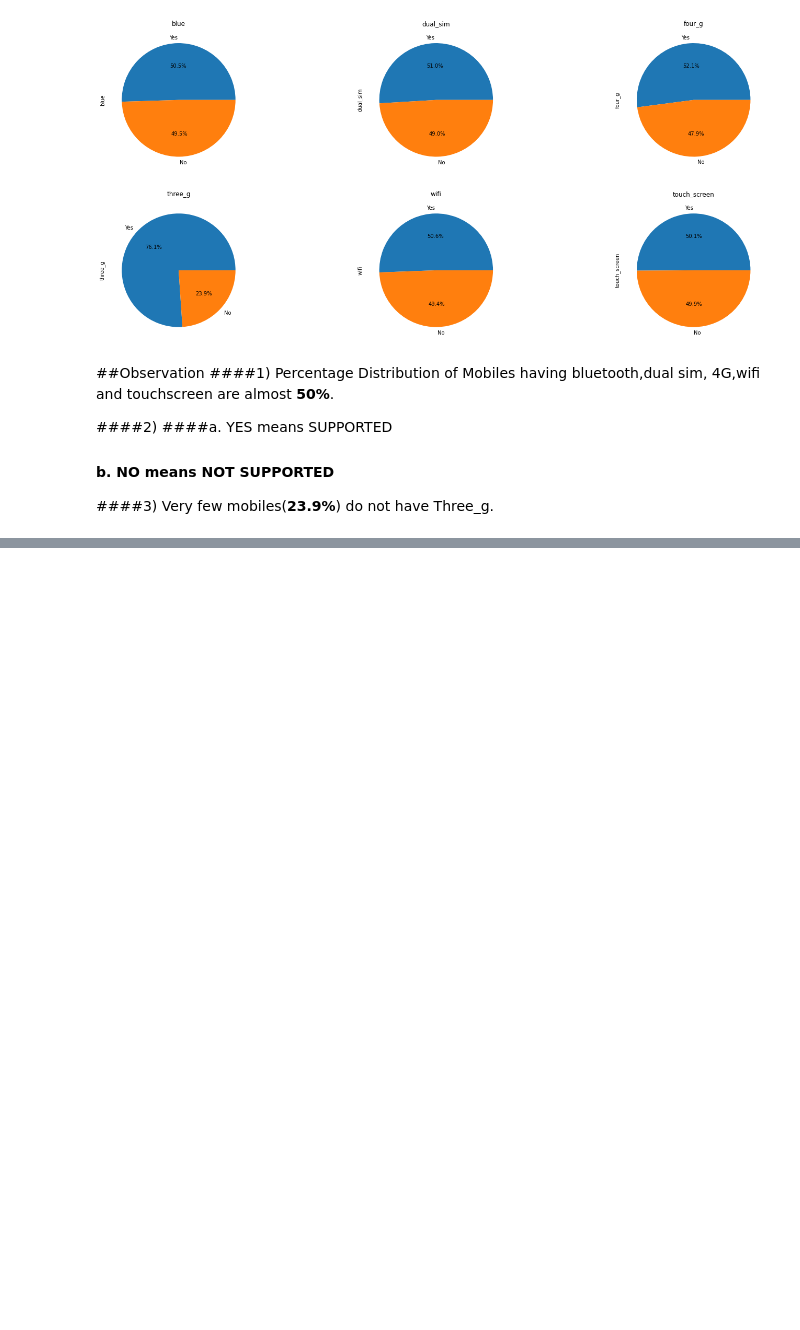
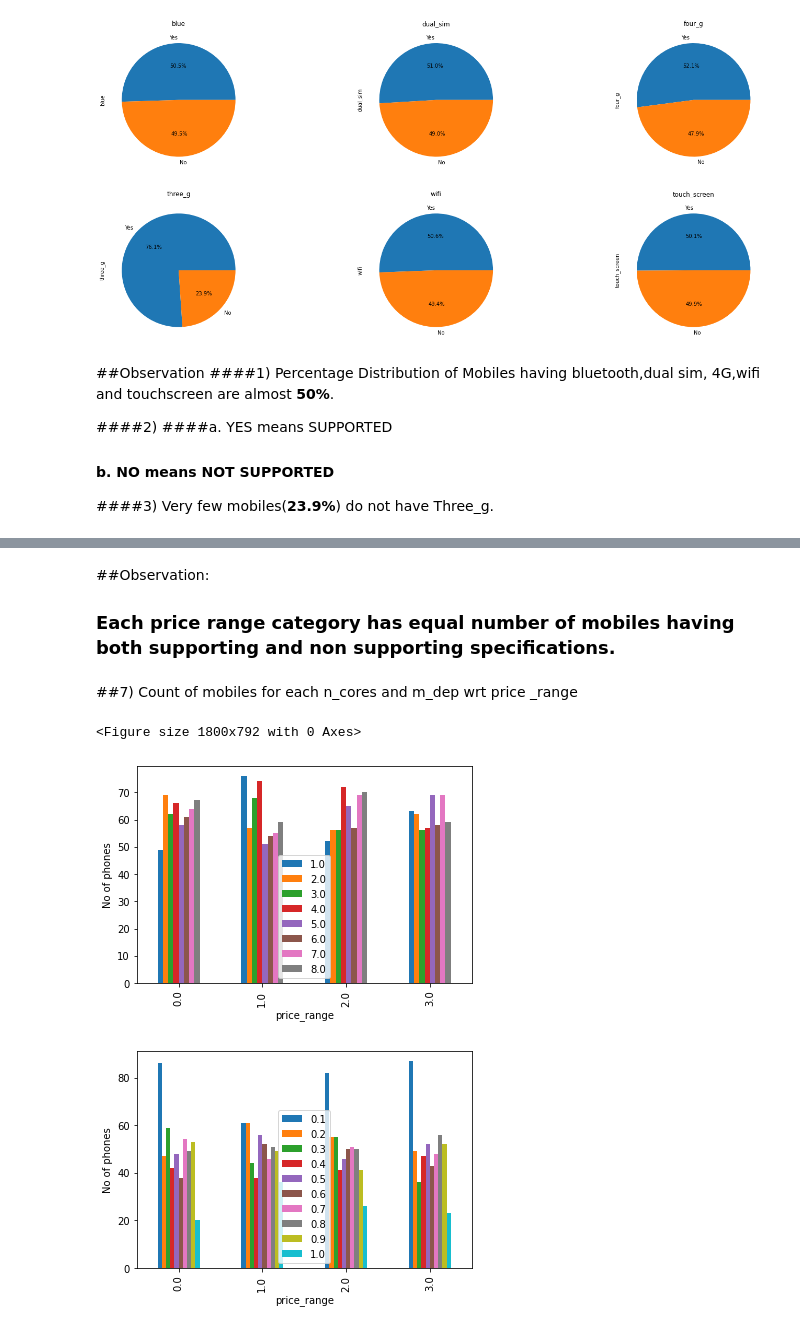
Before and after one commit to navinsambari123/Mobile-price-range-prediction, a Jupyter notebook: Github_Mobile_price_range_prediction.ipynb, the cells around one changed output, grey strips where cells are left out. Drawn from its saved outputs; the diff is of its cells as text; code cells hidden in the pictures; blank space fills up the shorter version.

```diff
--- a/Github_Mobile_price_range_prediction.ipynb
+++ b/Github_Mobile_price_range_prediction.ipynb
@@ -368,0 +416,19 @@ for i in columnss:
+# %% [markdown]
+##Observation:
+### Each price range category has equal number of mobiles having both supporting and non supporting specifications.
+# %% [markdown]
+##7) Count of mobiles for each n_cores and m_dep wrt price _range
+# %%
+
+c=["n_cores","m_dep"]
+plt.figure(figsize=(25,11))
+n = 1
+for i in c:
+  data.groupby(['price_range'])[i].value_counts().unstack().plot(kind='bar')
+  plt.legend()
+  plt.xlabel('price_range')
+  plt.ylabel('No of phones')
+# %% [output]
+<Figure size 1800x792 with 0 Axes>
+[figure, added]
+[figure, added]
```
Also changed, not shown: parts of 25 cells of this notebook.
